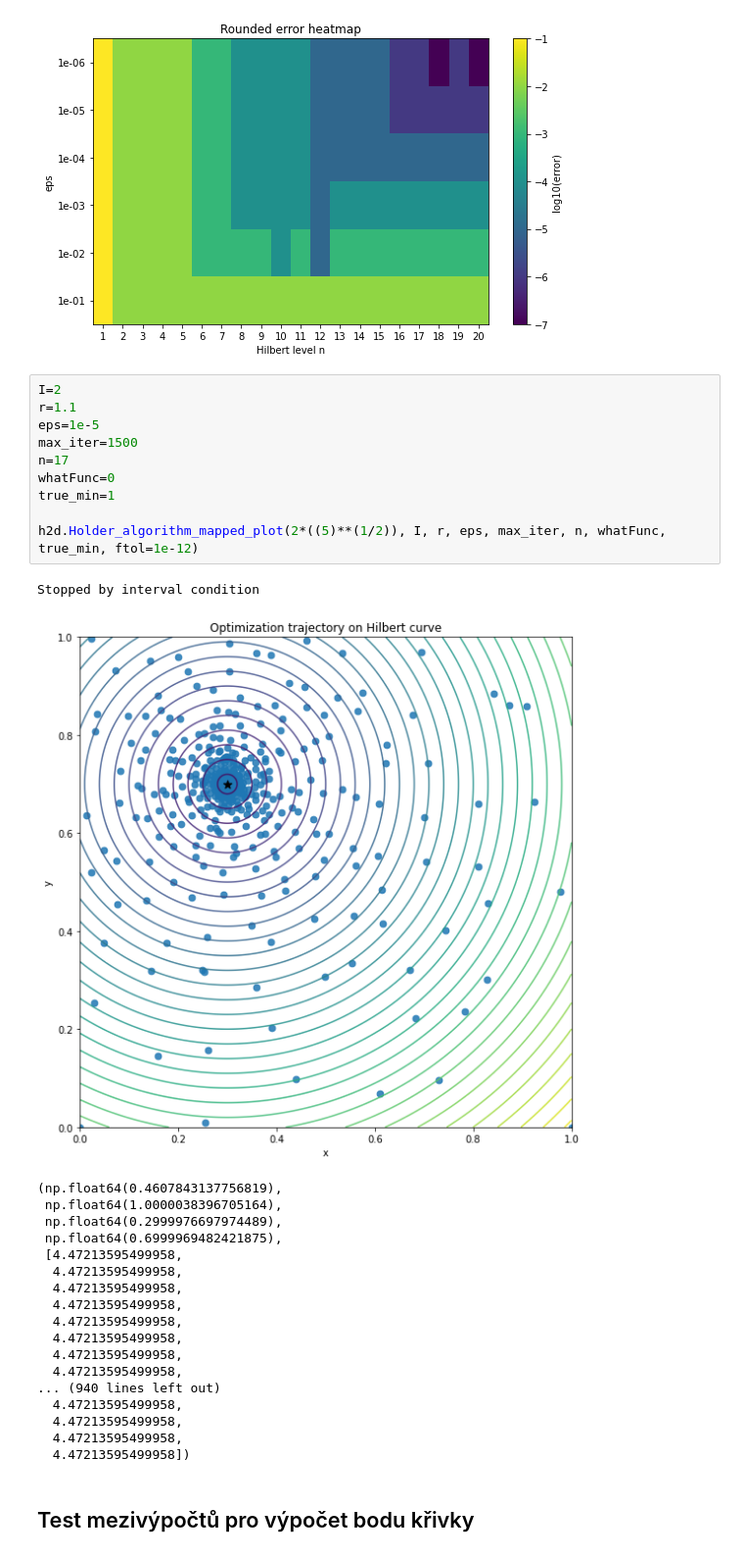
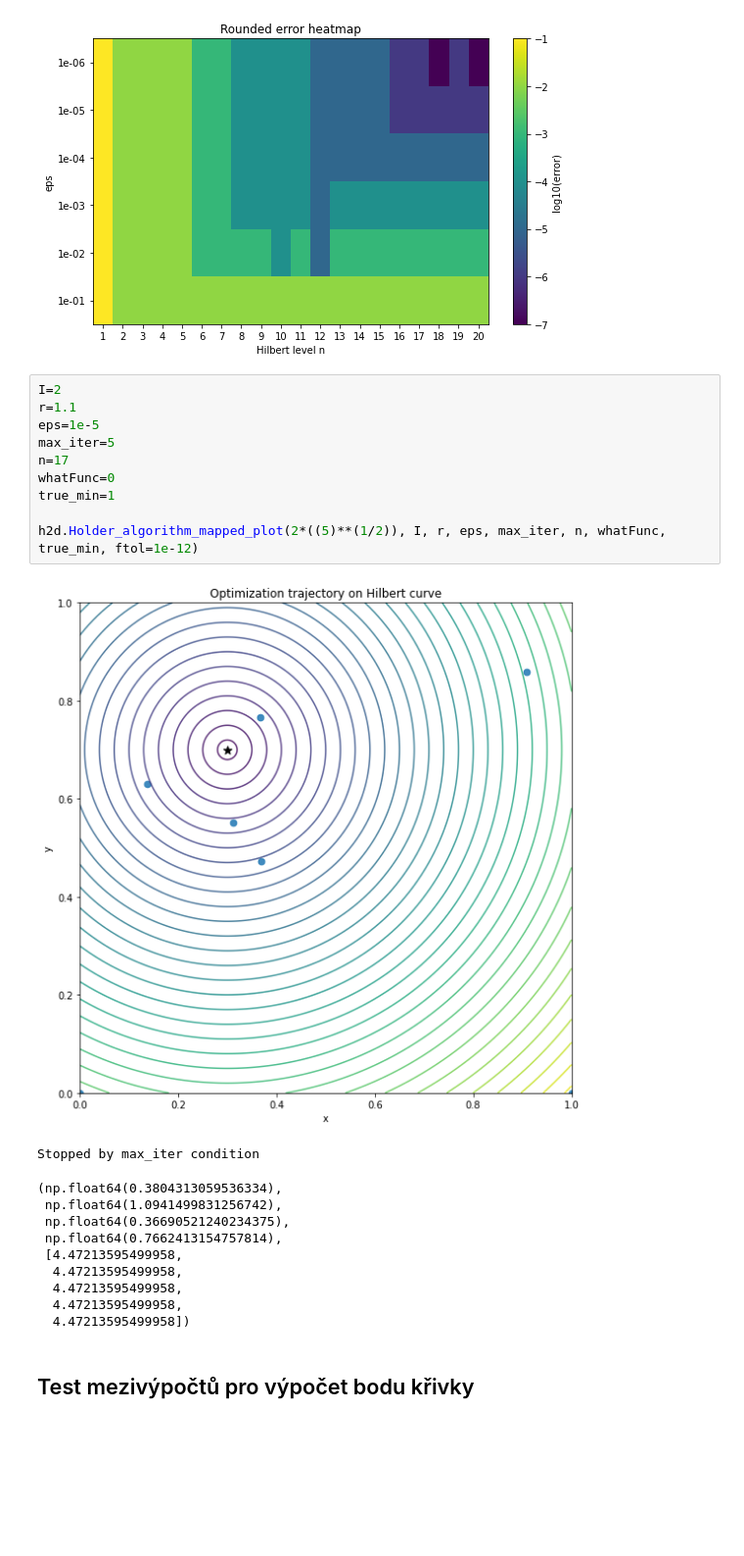
Before and after one commit to NIE0087/BP---prostor-vyplnujici-krivky, a Jupyter notebook: example2D.ipynb, the cells around one changed output. Shown at 98% size. Cells and saved outputs as stored; diff of their text form; blank space fills up the shorter version.

```diff
--- a/example2D.ipynb
+++ b/example2D.ipynb
@@ -42,32 +42,24 @@ Algorithm stopped after 221 iterations - smallest interval below threshold.
 # %%
 I=2
 r=1.1
 eps=1e-5
-max_iter=1500
+max_iter=5
 n=17
 whatFunc=0
 true_min=1
 
 h2d.Holder_algorithm_mapped_plot(2*((5)**(1/2)), I, r, eps, max_iter, n, whatFunc, true_min, ftol=1e-12)
 # %% [output]
+[figure, new version]
-Stopped by interval condition
+Stopped by max_iter condition
-[figure, old version]
-(np.float64(0.4607843137756819),
- np.float64(1.0000038396705164),
- np.float64(0.2999976697974489),
- np.float64(0.6999969482421875),
+(np.float64(0.3804313059536334),
+ np.float64(1.0941499831256742),
+ np.float64(0.36690521240234375),
+ np.float64(0.7662413154757814),
  [4.47213595499958,
   4.47213595499958,
   4.47213595499958,
   4.47213595499958,
-  4.47213595499958,
-  4.47213595499958,
-  4.47213595499958,
-  4.47213595499958,
-... (940 lines left out)
-  4.47213595499958,
-  4.47213595499958,
-  4.47213595499958,
   4.47213595499958])
 # %% [markdown]
 ## Test mezivýpočtů pro výpočet bodu křivky
```
Also changed, not shown: parts of 1 cell of this notebook.
